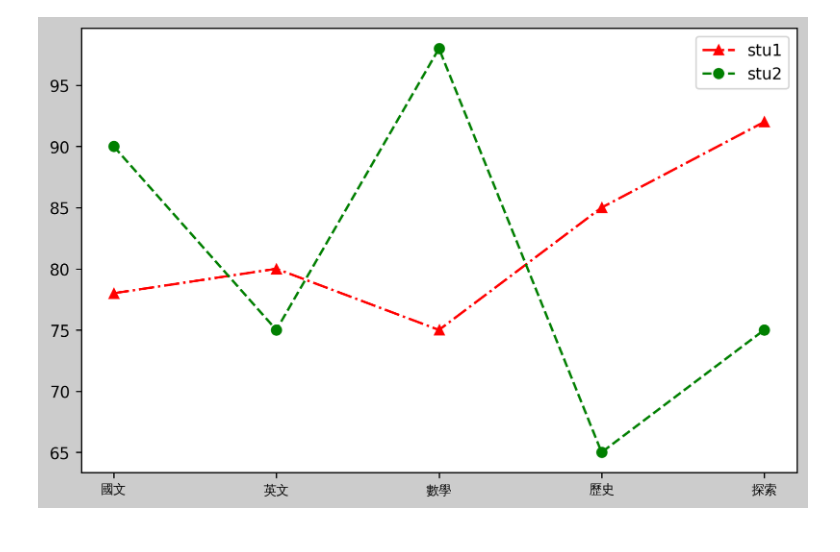
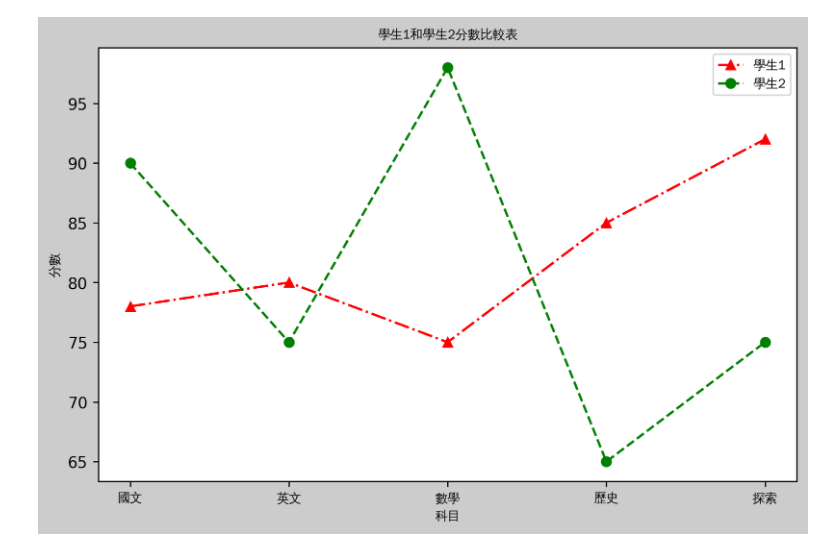
Before and after one commit to lansj0221/2024_2_20_2_4, a Jupyter notebook: lesson14/lesson14_1.ipynb, the cells around one changed output. Saved outputs shown, nothing was run; the diff lists cells and outputs as text; code cells hidden in the pictures.

```diff
--- a/lesson14/lesson14_1.ipynb
+++ b/lesson14/lesson14_1.ipynb
@@ -1,28 +1,34 @@
 # %%
 import matplotlib.pyplot as plt
 from matplotlib.font_manager import FontProperties
+
+#命令列:sudo apt-get update -y
+#命令列:sudo apt-get install -y fonts-wqy-zenhei
 
 #codespace
 font = FontProperties(fname='/usr/share/fonts/truetype/wqy/wqy-zenhei.ttc',size=8)
 #windows
 #font=FontProperties(fname=r'c:\windows\fonts\simsun.ttc',size=8)
 #============#
 #mac
 #font=FontProperties(fname='/Library/Fonts/Arial Unicode.ttf',size=8)
 
 student1 = {'國文':78, '英文': 80, '數學':75, '歷史': 85, '探索':92}
 student2 = {'國文':90, '英文': 75, '數學':98, '歷史': 65, '探索':75}
 
 subjects=list(student1.keys())
 scores1=list(student1.values())
 scores2=list(student2.values())
 
-fig=plt.figure(figsize=(8, 5),dpi=250,facecolor='#cccccc')
+fig=plt.figure(figsize=(8, 5),dpi=250,facecolor='#cccccc')#畫布大小,解析度,底圖顏色(灰)
 axes=fig.add_subplot(1,1,1)
-axes.plot(subjects,scores1,'r^-.',label='stu1')
-axes.plot(subjects,scores2,'go--',label='stu2')
+axes.plot(subjects,scores1,'r^-.',label='學生1')
+axes.plot(subjects,scores2,'go--',label='學生2')
 axes.set_xticklabels(subjects,fontproperties=font)
-axes.legend()
+axes.set_title("學生1和學生2分數比較表",fontproperties=font)
+axes.set_xlabel("科目",fontproperties=font)
+axes.set_ylabel("分數",fontproperties=font)
+axes.legend(prop=font)
 plt.show()
 # %% [output]
-[figure, old version]
+[figure, new version]
```
